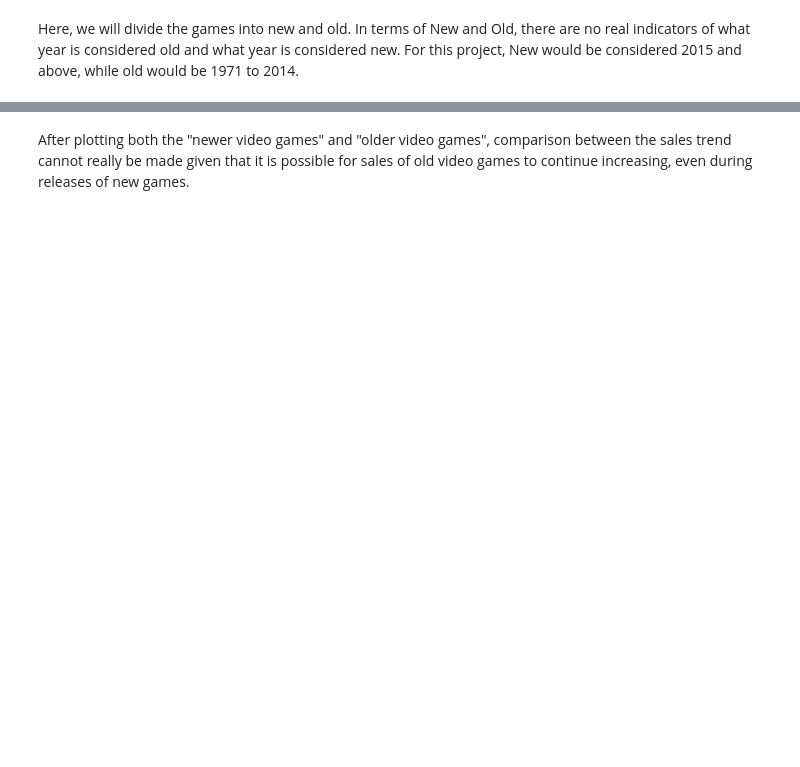
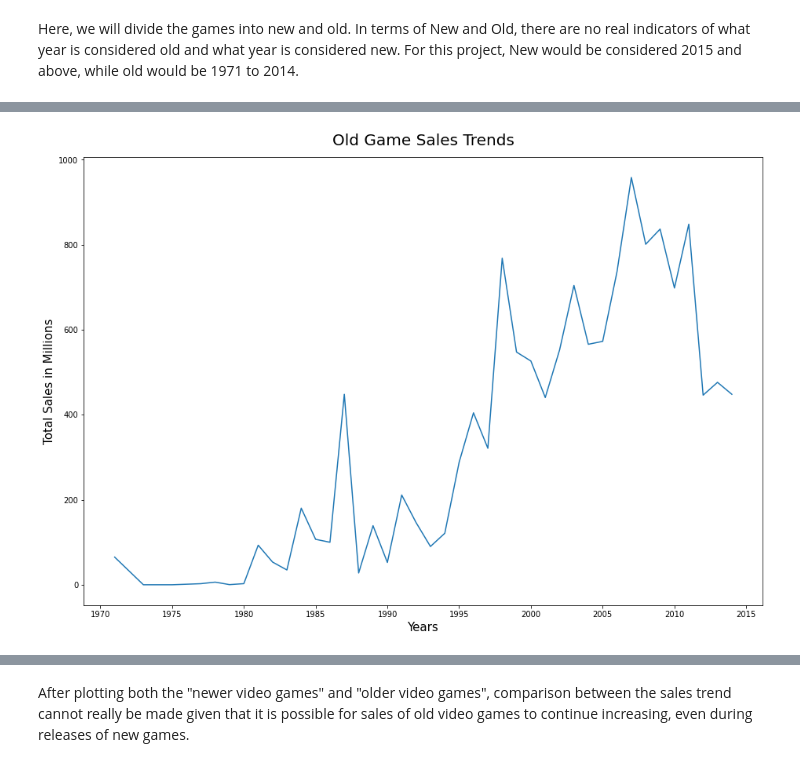
Before and after one commit to Secade/DATASCI-Video-Game-Sales, a Jupyter notebook: Video Game Sales EDA.ipynb, the cells around one changed output, grey strips where cells are left out. Saved outputs shown, nothing was run; the diff lists cells and outputs as text; code cells hidden in the pictures; blank space fills up the shorter version.

```diff
--- a/Video Game Sales EDA.ipynb
+++ b/Video Game Sales EDA.ipynb
@@ -1019,8 +1579,10 @@ old_game_sales_year
 # %%
 fig, ax = plt.subplots(figsize=(15.5, 10.5))
 
-plt.xlabel("Years")
-plt.ylabel("Total Sales in Millions")
-
+plt.xlabel("Years", fontsize= 15)
+plt.ylabel("Total Sales in Millions", fontsize= 15)
+plt.title(label ="Old Game Sales Trends", fontsize =20, pad=15)
 old_game_sales_plot = sns.lineplot(data = old_game_sales_year, x = 'release_year', y = 'Total_Sales', ax=ax)
+# %% [output]
+[figure, added]
 # %%
```
Also changed, not shown: parts of 51 cells of this notebook, 7 other files.
